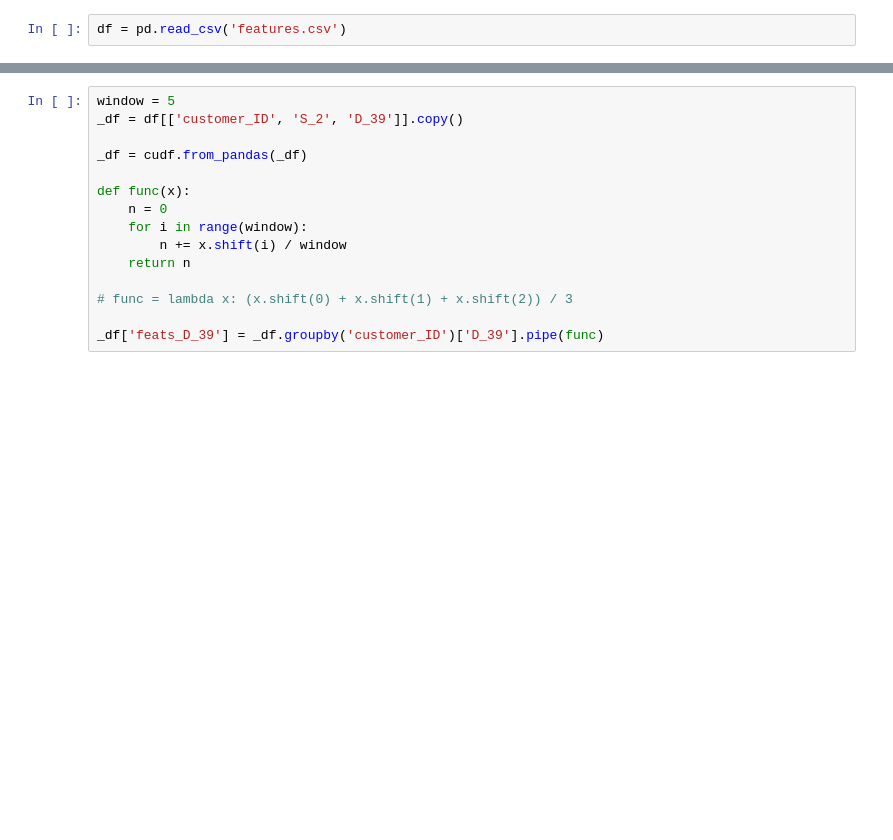
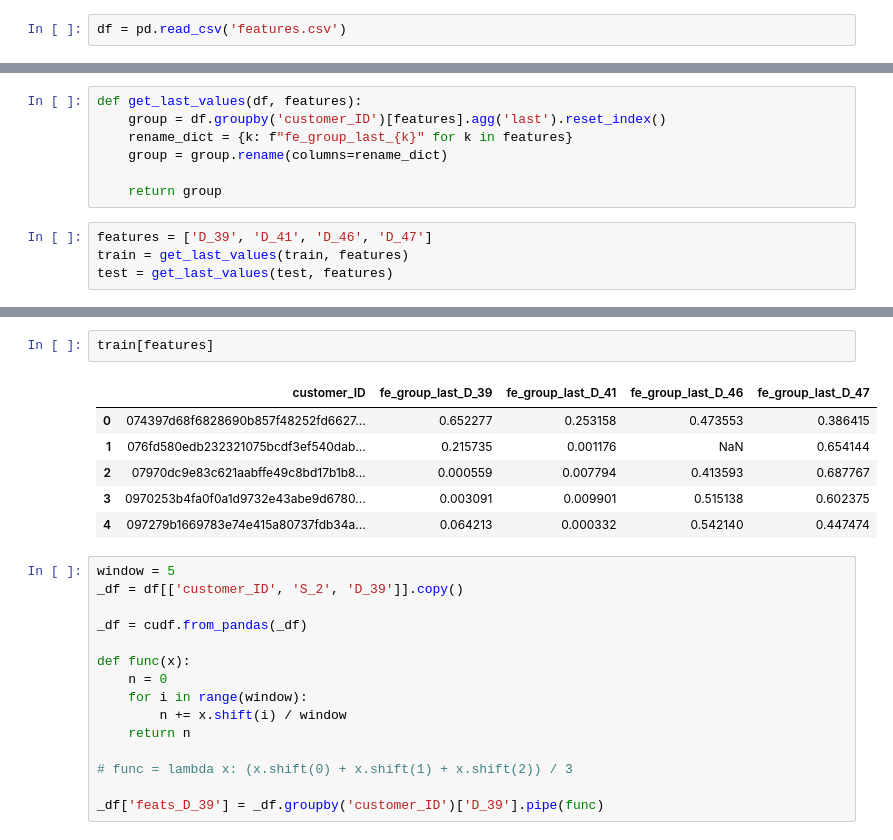
Before and after one commit to navitacion/amex-default-prediction, a Jupyter notebook: notebooks/features.ipynb, the cells around one changed output, grey strips where cells are left out. Cells and saved outputs as stored; diff of their text form; blank space fills up the shorter version.

```diff
--- a/notebooks/features.ipynb
+++ b/notebooks/features.ipynb
@@ -29,0 +335,11 @@ df.head()
+# %%
+def get_last_values(df, features):
+    group = df.groupby('customer_ID')[features].agg('last').reset_index()
+    rename_dict = {k: f"fe_group_last_{k}" for k in features}
+    group = group.rename(columns=rename_dict)
+
+    return group
+# %%
+features = ['D_39', 'D_41', 'D_46', 'D_47']
+train = get_last_values(train, features)
+test = get_last_values(test, features)
@@ -30,3 +356,12 @@ df.head()
+# %%
+train[features]
+# %% [output]
+|  | customer_ID | fe_group_last_D_39 | fe_group_last_D_41 | fe_group_last_D_46 | fe_group_last_D_47 |
+| 0 | 074397d68f6828690b857f48252fd6627... | 0.652277 | 0.253158 | 0.473553 | 0.386415 |
+| 1 | 076fd580edb232321075bcdf3ef540dab... | 0.215735 | 0.001176 | NaN | 0.654144 |
+| 2 | 07970dc9e83c621aabffe49c8bd17b1b8... | 0.000559 | 0.007794 | 0.413593 | 0.687767 |
+| 3 | 0970253b4fa0f0a1d9732e43abe9d6780... | 0.003091 | 0.009901 | 0.515138 | 0.602375 |
+| 4 | 097279b1669783e74e415a80737fdb34a... | 0.064213 | 0.000332 | 0.542140 | 0.447474 |
 # %%
 window = 5
 _df = df[['customer_ID', 'S_2', 'D_39']].copy()
```
Also changed, not shown: parts of 42 cells of this notebook, 11 other files.
